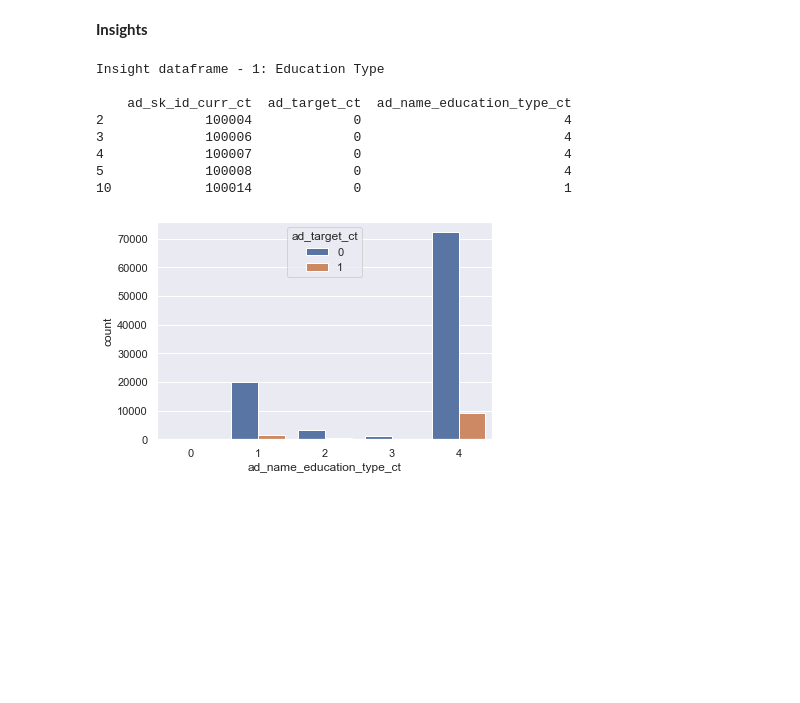
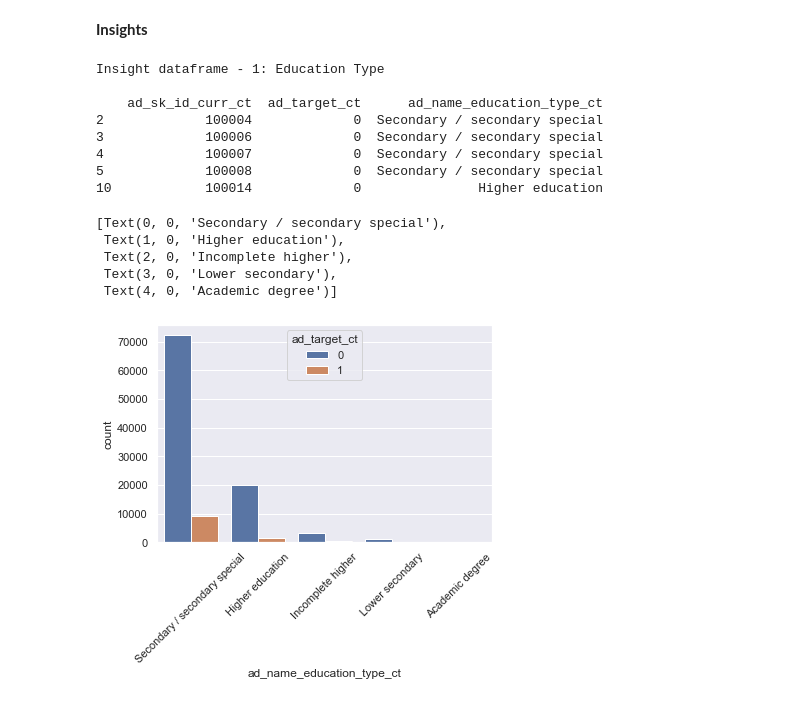
Before and after one commit to RaktimRay/deloitte-training-project-1, a Jupyter notebook: Jupyter/script_raktim_jupyter.ipynb, the cells around one changed output. Drawn from its saved outputs; the diff is of its cells as text; code cells hidden in the pictures; blank space fills up the shorter version.

```diff
--- a/Jupyter/script_raktim_jupyter.ipynb
+++ b/Jupyter/script_raktim_jupyter.ipynb
@@ -141,5 +141,5 @@ def encoder(dataframe):
             dataframe[columnName] = label_encoder.fit_transform(dataframe[columnName])
     return dataframe
 
-df_previous_application_2 = encoder(df_previous_application_2)
-df_application_data_2 = encoder(df_application_data_2)
+# df_previous_application_2 = encoder(df_previous_application_2)
+# df_application_data_2 = encoder(df_application_data_2)
@@ -299,22 +314,28 @@ univariate(df_application_data_2_dropped, "ad_name_education_type_ct", "ad_targe
 # %%
 # Insight dataframe 1
 insight_df_1 = df_application_data_2[["ad_sk_id_curr_ct", "ad_target_ct", "ad_name_education_type_ct"]]
 print("\nInsight dataframe - 1: Education Type\n")
 print(insight_df_1.head())
 col = 'ad_name_education_type_ct'
 target_col = 'ad_target_ct'
 sns.set()
 s = sns.countplot(insight_df_1[col],hue=insight_df_1[target_col])
+s.set_xticklabels(s.get_xticklabels(), rotation=45)
 # %% [output]
 Insight dataframe - 1: Education Type
 
-    ad_sk_id_curr_ct  ad_target_ct  ad_name_education_type_ct
-2             100004             0                          4
-3             100006             0                          4
-4             100007             0                          4
-5             100008             0                          4
-10            100014             0                          1
+    ad_sk_id_curr_ct  ad_target_ct      ad_name_education_type_ct
+2             100004             0  Secondary / secondary special
+3             100006             0  Secondary / secondary special
+4             100007             0  Secondary / secondary special
+5             100008             0  Secondary / secondary special
+10            100014             0               Higher education
+[Text(0, 0, 'Secondary / secondary special'),
+ Text(1, 0, 'Higher education'),
+ Text(2, 0, 'Incomplete higher'),
+ Text(3, 0, 'Lower secondary'),
+ Text(4, 0, 'Academic degree')]
-[figure, old version]
+[figure, new version]
 # %%
 # Insight dataframe 2
 insight_df_2 = df_application_data_2[["ad_sk_id_curr_ct", "ad_target_ct", "ad_name_housing_type_ct"]]
```
Also changed, not shown: parts of 26 cells of this notebook, 2 other files.
